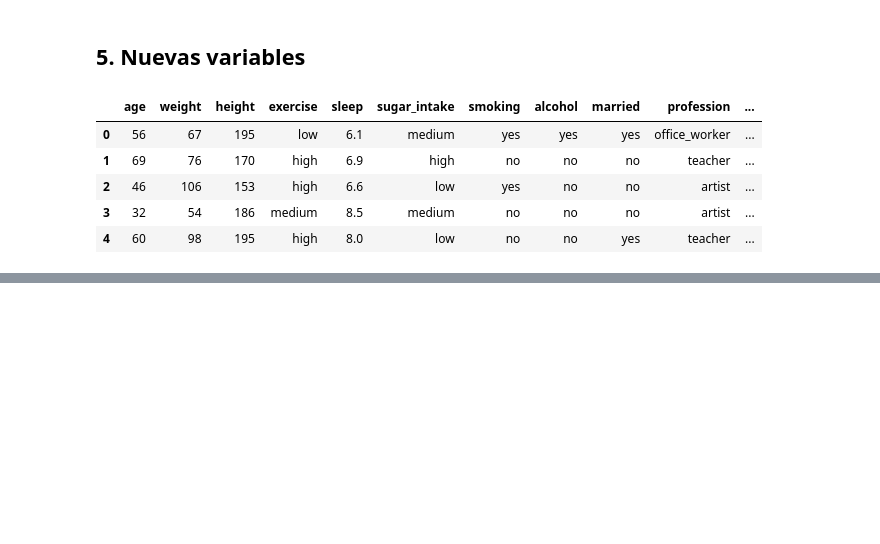
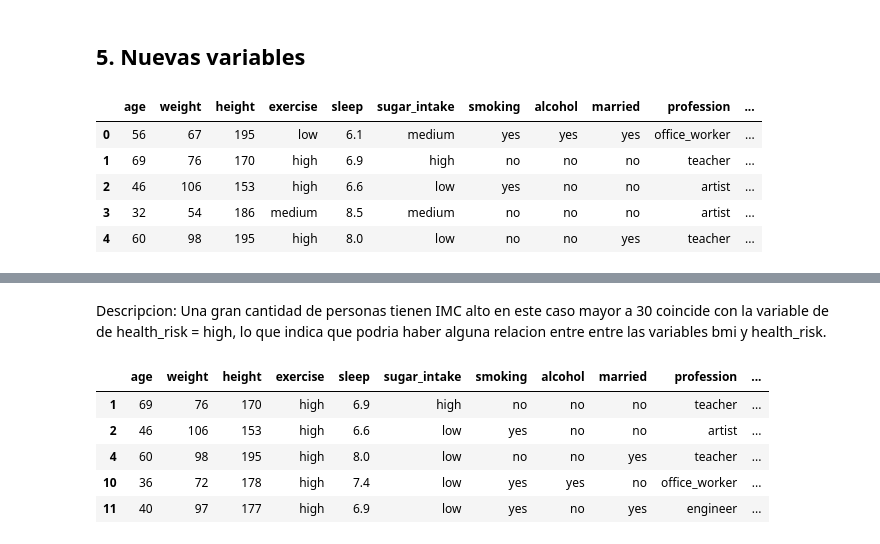
Before and after one commit to DiegoPineda08/PROYECTO-SALUD, a Jupyter notebook: notebooks/Proyecto_Salud.ipynb, the cells around one changed output, grey strips where cells are left out. Saved outputs shown, nothing was run; the diff lists cells and outputs as text; code cells hidden in the pictures; blank space fills up the shorter version.

```diff
--- a/notebooks/Proyecto_Salud.ipynb
+++ b/notebooks/Proyecto_Salud.ipynb
@@ -271,0 +283,11 @@ df.head()
+# %% [markdown]
+Descripcion: Una gran cantidad de personas tienen IMC alto en este caso mayor a 30 coincide con la variable de de health_risk = high, lo que indica que podria haber alguna relacion entre entre las variables bmi y health_risk.
+# %%
+df[(df["exercise"] == "high") & (df["health_risk"] == "high")].head()
+# %% [output]
+|  | age | weight | height | exercise | sleep | sugar_intake | smoking | alcohol | married | profession | ... |
+| 1 | 69 | 76 | 170 | high | 6.9 | high | no | no | no | teacher | ... |
+| 2 | 46 | 106 | 153 | high | 6.6 | low | yes | no | no | artist | ... |
+| 4 | 60 | 98 | 195 | high | 8.0 | low | no | no | yes | teacher | ... |
+| 10 | 36 | 72 | 178 | high | 7.4 | low | yes | yes | no | office_worker | ... |
+| 11 | 40 | 97 | 177 | high | 6.9 | low | yes | no | yes | engineer | ... |
```
Also changed, not shown: parts of 20 cells of this notebook.
